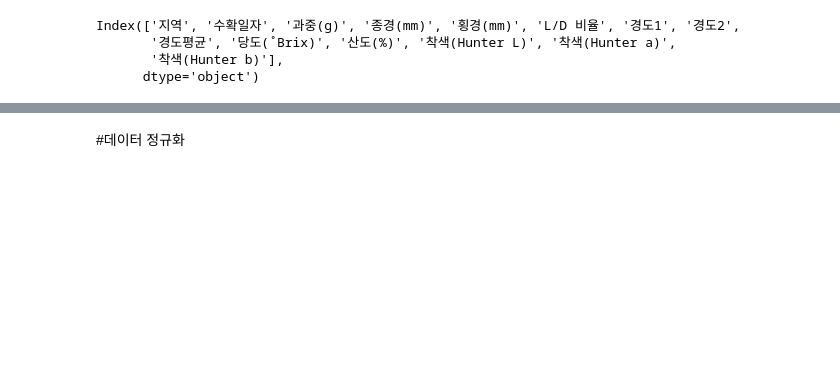
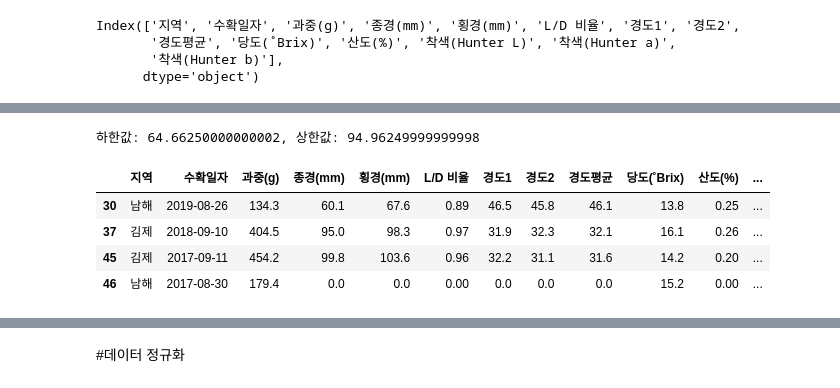
Before and after one commit to jobsiggang/2026_AI_Datascience, a Jupyter notebook: 2026kerisdata2~3.ipynb, the cells around one changed output, grey strips where cells are left out. Cells and saved outputs as stored; diff of their text form; code cells hidden in the pictures; blank space fills up the shorter version.

```diff
--- a/2026kerisdata2~3.ipynb
+++ b/2026kerisdata2~3.ipynb
@@ -173,0 +191,21 @@ plt.show()
+# %%
+# 이상치를 탐지하기 위해 IQR(사분위수 범위) 방식을 사용하고자 한다. 정상 데이터의 범위(하한값과 상한값)를 결정하는 코드를 작성해 보자
+import pandas as pd
+df_Hongro = pd.read_csv('https://raw.githubusercontent.com/jobsiggang/2026_AI_Datascience/refs/heads/main/Hongro.csv')  # 데이터 로드
+Q1 = df_Hongro['종경(mm)'].quantile(0.25)
+Q3 = df_Hongro['종경(mm)'].quantile(0.75)
+IQR = Q3 - Q1  # IQR 계산
+lower_bound = Q1 - 1.5 * IQR  # 하한값 계산
+upper_bound = Q3 + 1.5 * IQR  # 상한값 계산
+print(f"하한값: {lower_bound}, 상한값: {upper_bound}")
+# %% [output]
+하한값: 64.66250000000002, 상한값: 94.96249999999998
+# %%
+# 종경속성이 이상치 값을 가지고 있는 데이터를 확인해보자
+df_Hongro[(df_Hongro['종경(mm)'] < lower_bound) | (df_Hongro['종경(mm)'] > upper_bound)]
+# %% [output]
+|  | 지역 | 수확일자 | 과중(g) | 종경(mm) | 횡경(mm) | L/D 비율 | 경도1 | 경도2 | 경도평균 | 당도(˚Brix) | 산도(%) | ... |
+| 30 | 남해 | 2019-08-26 | 134.3 | 60.1 | 67.6 | 0.89 | 46.5 | 45.8 | 46.1 | 13.8 | 0.25 | ... |
+| 37 | 김제 | 2018-09-10 | 404.5 | 95.0 | 98.3 | 0.97 | 31.9 | 32.3 | 32.1 | 16.1 | 0.26 | ... |
+| 45 | 김제 | 2017-09-11 | 454.2 | 99.8 | 103.6 | 0.96 | 32.2 | 31.1 | 31.6 | 14.2 | 0.20 | ... |
+| 46 | 남해 | 2017-08-30 | 179.4 | 0.0 | 0.0 | 0.00 | 0.0 | 0.0 | 0.0 | 15.2 | 0.00 | ... |
```
Also changed, not shown: parts of 5 cells of this notebook.
